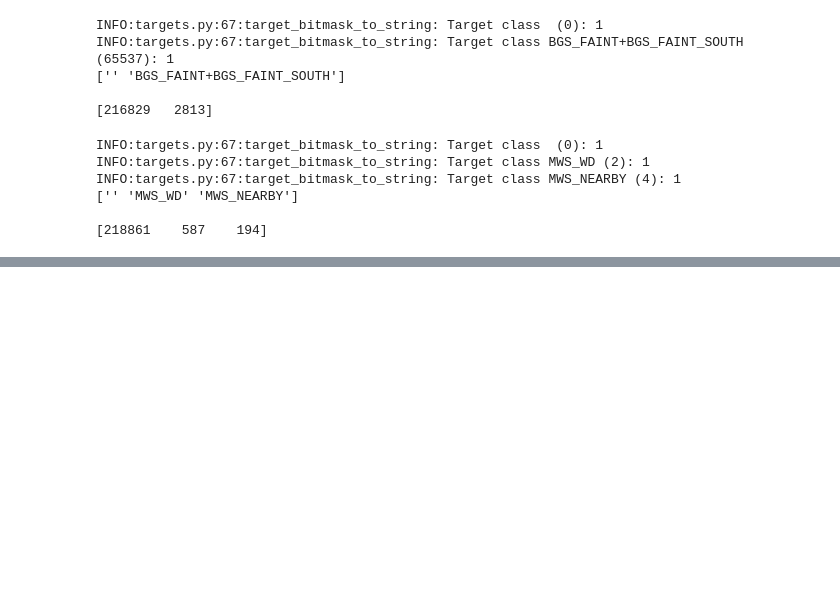
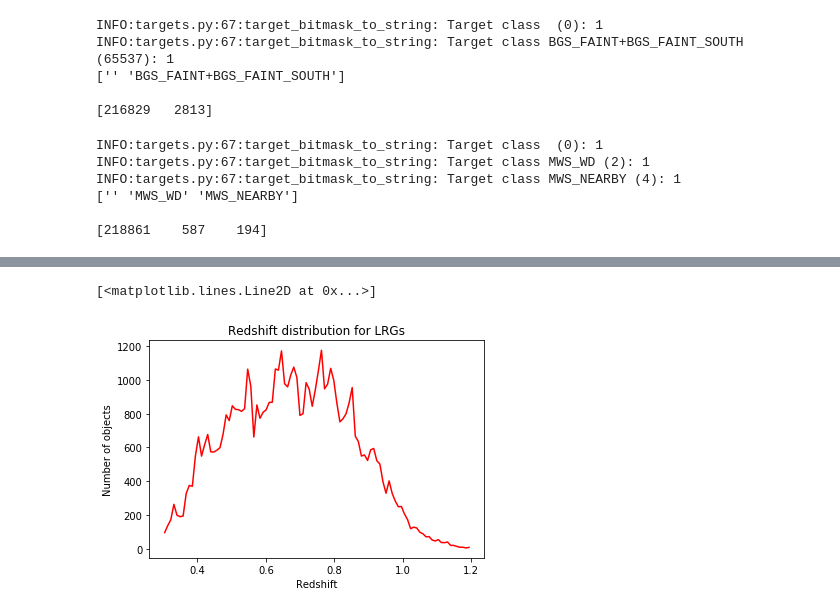
Before and after one commit to CesarArroyo09/desinotebooks, a Jupyter notebook: modifying_files.ipynb, the cells around one changed output, grey strips where cells are left out. Drawn from its saved outputs; the diff is of its cells as text; code cells hidden in the pictures; blank space fills up the shorter version.

```diff
--- a/modifying_files.ipynb
+++ b/modifying_files.ipynb
@@ -209,0 +304,11 @@ legend(loc='upper left', markerscale=10.)
+# %%
+zhist, zedges = np.histogram(lrg['Z'], bins=100, density=False)
+zmids = bin_midpoints(zedges)
+
+title('Redshift distribution for LRGs', size=12)
+xlabel('Redshift')
+ylabel('Number of objects')
+plot(zmids, zhist, 'r')
+# %% [output]
+[<matplotlib.lines.Line2D at 0x...>]
+[figure, added]
```
Also changed, not shown: parts of 53 cells of this notebook.
